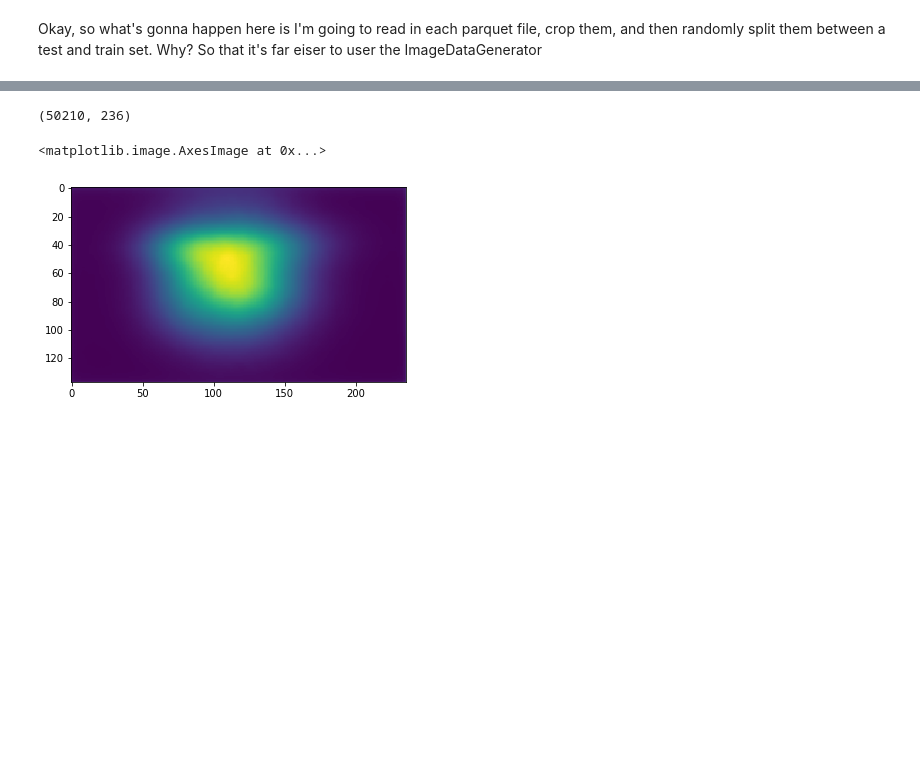
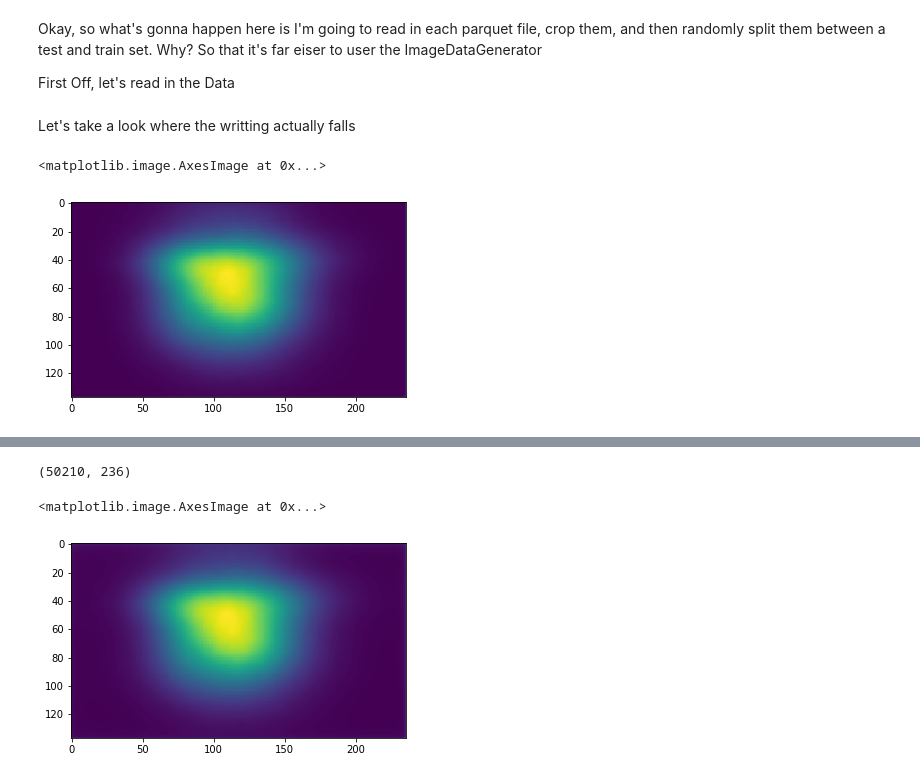
Before and after one commit to DuckieNukeEm/Kaggle_HWGrapheme, a Jupyter notebook: Python/PreProcessing.ipynb, the cells around one changed output, grey strips where cells are left out. Saved outputs shown, nothing was run; the diff lists cells and outputs as text; code cells hidden in the pictures; blank space fills up the shorter version.

```diff
--- a/Python/PreProcessing.ipynb
+++ b/Python/PreProcessing.ipynb
@@ -6,4 +21,6 @@ import matplotlib.pyplot as plt
 # %% [markdown]
 Okay, so what's gonna happen here is I'm going to read in each parquet file, crop them, and then randomly split them between a test and train set. Why? So that it's far eiser to user the ImageDataGenerator
+
+First Off, let's read in the Data
 # %%
 Df = pd.read_parquet('../Data/train_image_data_1.parquet')
@@ -12,0 +31,8 @@ Df_np = 255 - Df.iloc[:,1:].values.reshape(50210, 137,236)
+# %% [markdown]
+Let's take a look where the writting actually falls
+# %%
+Df_Avg = Df_np[:,:,:].mean(axis = 0)
+plt.imshow(Df_Avg)
+# %% [output]
+<matplotlib.image.AxesImage at 0x...>
+[figure, added]
```
Also changed, not shown: parts of 16 cells of this notebook.
